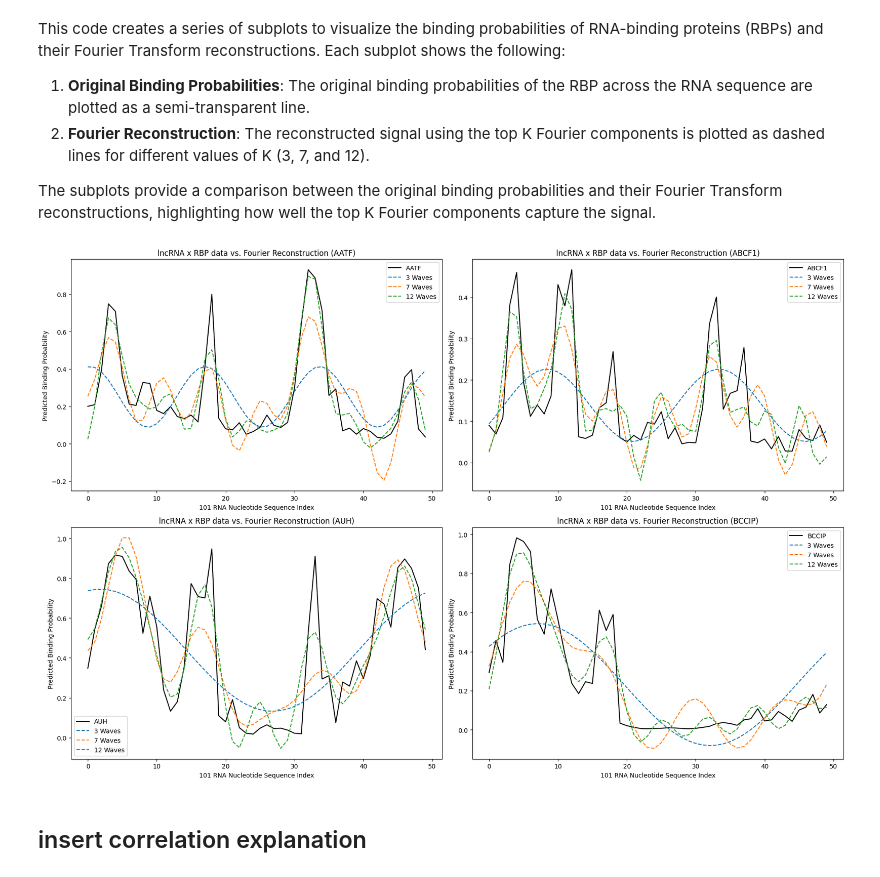
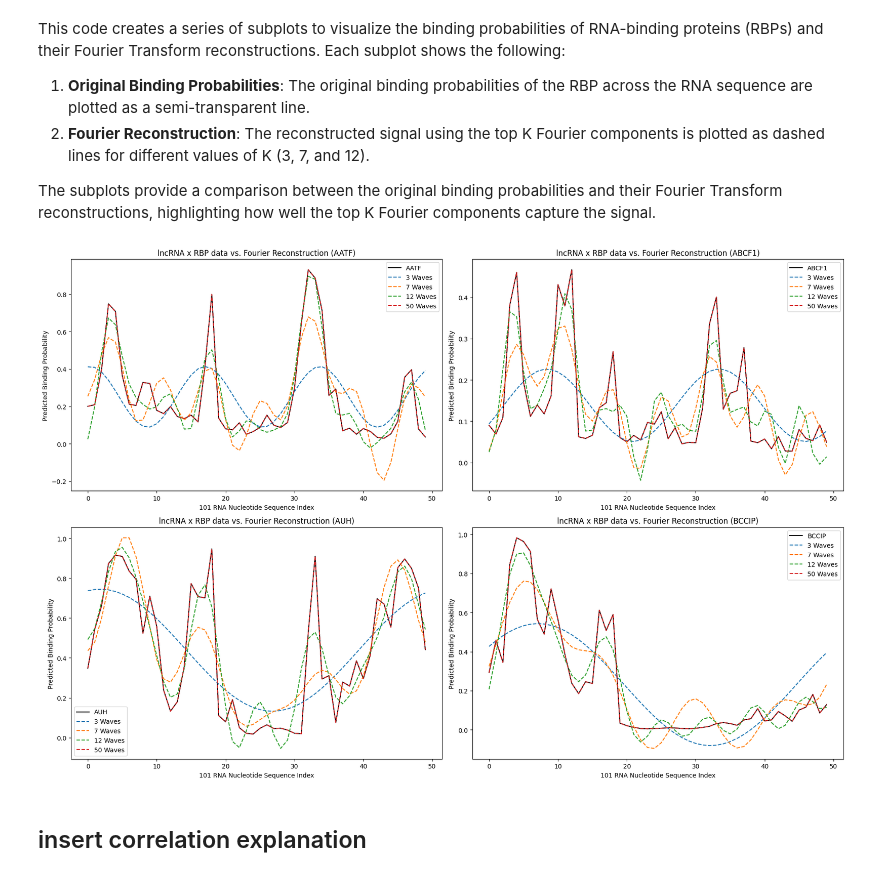
Before and after one commit to simk893/IncRNA_Protein_Interactions, a Jupyter notebook: Exploratory_Data_Analysis.ipynb, the cells around one changed output. Cells and saved outputs as stored; diff of their text form; code cells hidden in the pictures.

```diff
--- a/Exploratory_Data_Analysis.ipynb
+++ b/Exploratory_Data_Analysis.ipynb
@@ -144,29 +144,29 @@ The subplots provide a comparison between the original binding probabilities and
 # %%
 fig, axes = plt.subplots(2, 2, figsize=(18, 12))
 for ax, rbp in zip(axes.flatten(), df.columns[2:6]):
     bps = df[rbp].values
     n = len(bps)
-    K = [3, 7, 12]
+    K = [3, 7, 12, 50]
     bps_fft = np.fft.fft(bps)
     freqs = np.fft.fftfreq(n, d=1)
     magnitudes = np.abs(bps_fft) / n
     indices_sorted = np.argsort(magnitudes)[::-1]
     ax.plot(np.arange(n), bps, label=rbp, color='black')
     for k in K:
         top_indices = indices_sorted[:k]
         filtered_fft = np.zeros_like(bps_fft, dtype=complex)
         filtered_fft[top_indices] = bps_fft[top_indices]
         filtered_fft[-top_indices] = bps_fft[-top_indices]
         y_reconstructed = np.fft.ifft(filtered_fft).real
         ax.plot(np.arange(n), y_reconstructed, label=f'{k} Waves', linestyle='--')
     ax.set_title(f"lncRNA x RBP data vs. Fourier Reconstruction ({rbp})")
     ax.set_xlabel('101 RNA Nucleotide Sequence Index')
     ax.set_ylabel('Predicted Binding Probability')
     ax.legend()
 plt.tight_layout()
 plt.show()
 # %% [output]
-[figure, old version]
+[figure, new version]
 # %% [markdown]
 ## insert correlation explanation
 # %%
```
Also changed, not shown: parts of 12 cells of this notebook, 1 other file.
